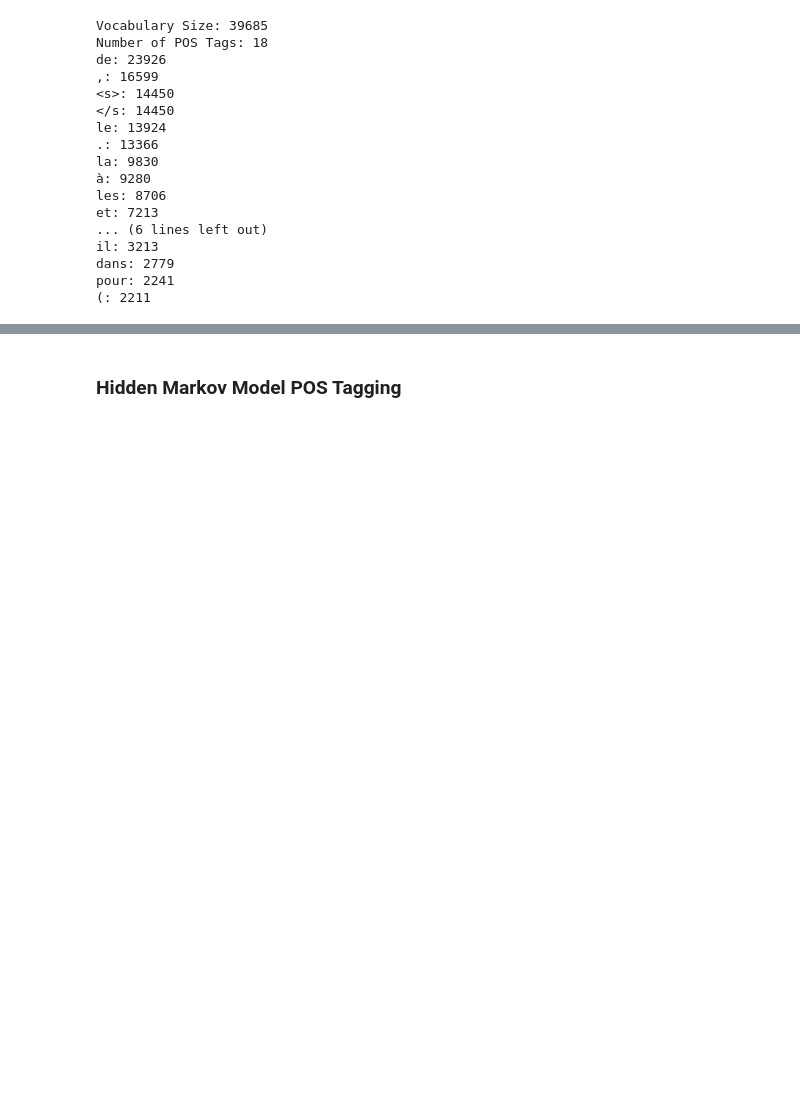
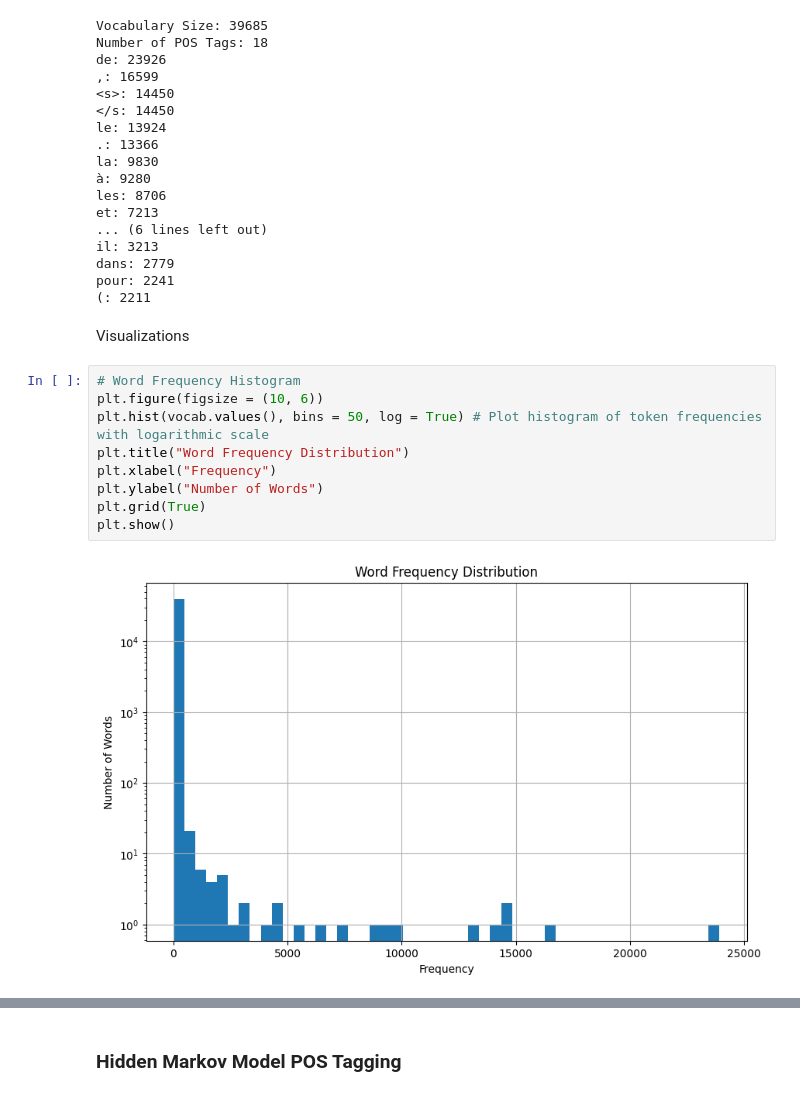
Before and after one commit to Damien-88/NLP_Prep, a Jupyter notebook: Phase1_Foundations/Week2_French_POS.ipynb, the cells around one changed output, grey strips where cells are left out. Drawn from its saved outputs; the diff is of its cells as text; blank space fills up the shorter version.

```diff
--- a/Phase1_Foundations/Week2_French_POS.ipynb
+++ b/Phase1_Foundations/Week2_French_POS.ipynb
@@ -126,3 +128,16 @@ il: 3213
 dans: 2779
 pour: 2241
 (: 2211
+# %% [markdown]
+Visualizations
+# %%
+# Word Frequency Histogram
+plt.figure(figsize = (10, 6))
+plt.hist(vocab.values(), bins = 50, log = True) # Plot histogram of token frequencies with logarithmic scale
+plt.title("Word Frequency Distribution")
+plt.xlabel("Frequency")
+plt.ylabel("Number of Words")
+plt.grid(True)
+plt.show()
+# %% [output]
+[figure, added]
```
Also changed, not shown: parts of 18 cells of this notebook, 1 other file.
